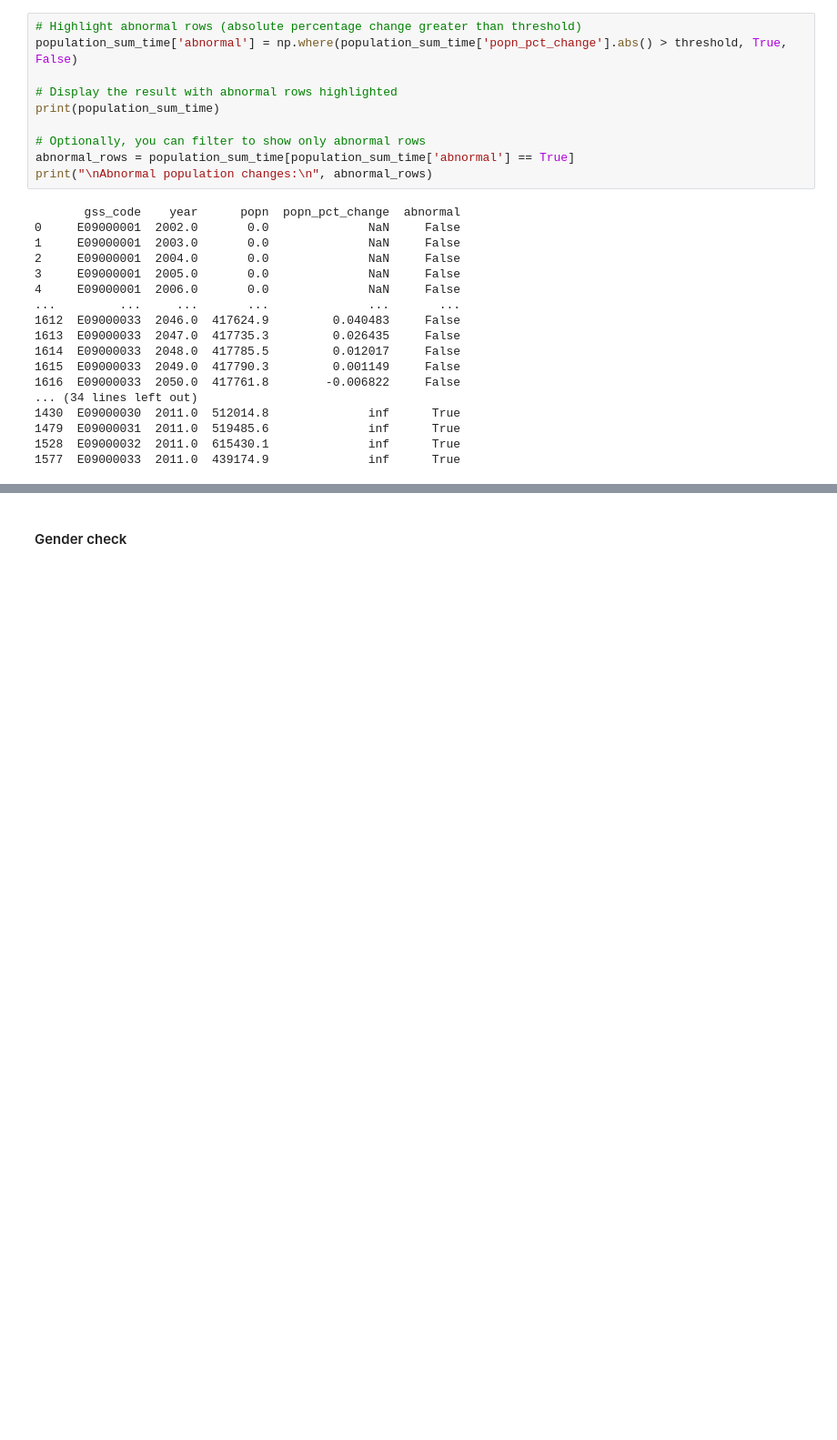
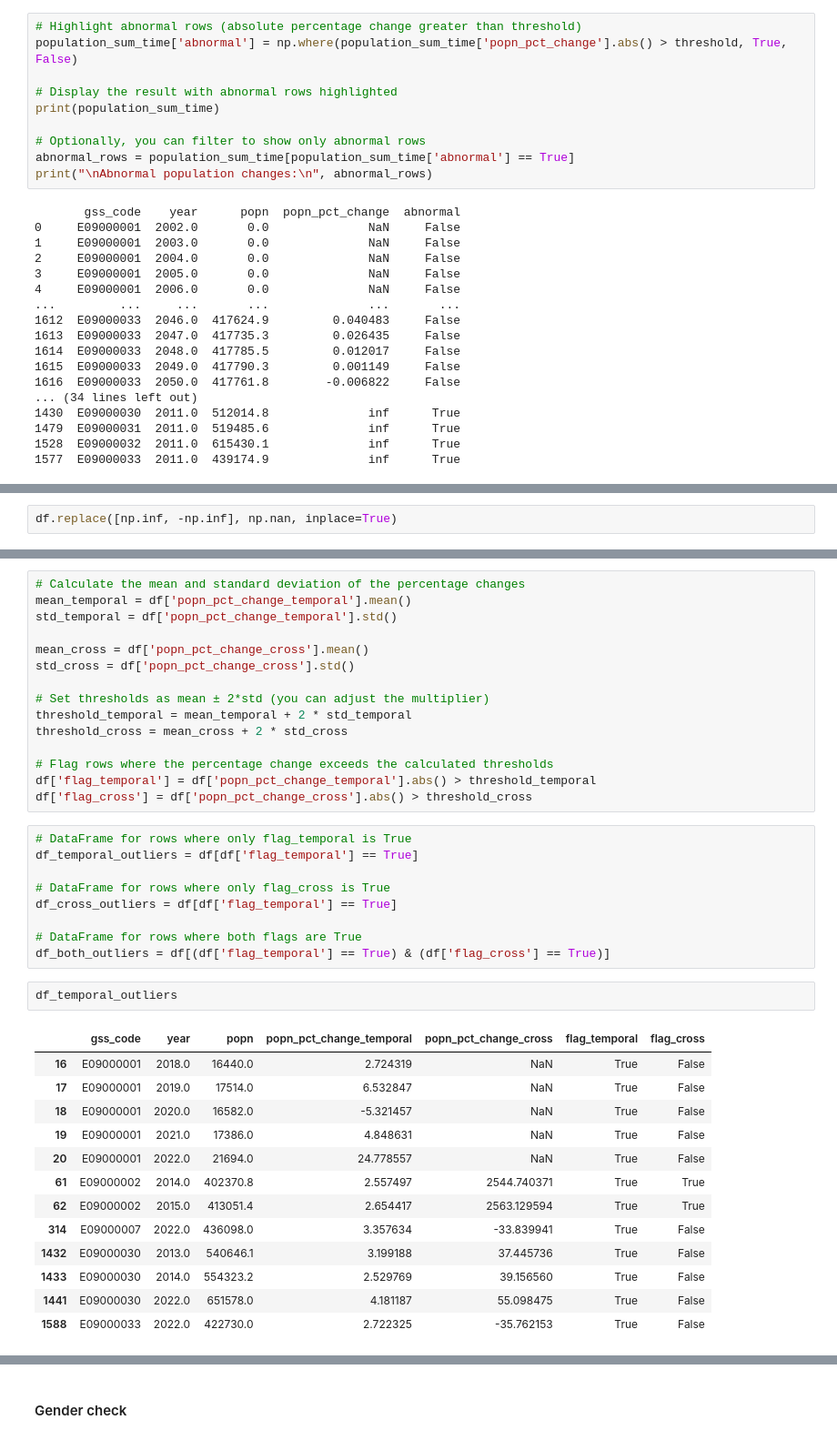
Before and after one commit to SebastianHeslinRees/Projections_QA, a Jupyter notebook: logical_checks_population_projections.ipynb, the cells around one changed output, grey strips where cells are left out. Shown at 91% size. Cells and saved outputs as stored; diff of their text form; blank space fills up the shorter version.

```diff
--- a/logical_checks_population_projections.ipynb
+++ b/logical_checks_population_projections.ipynb
@@ -548,0 +648,2 @@ Name: 1576, dtype: object
+# %%
+df.replace([np.inf, -np.inf], np.nan, inplace=True)
@@ -548,0 +652,40 @@ Name: 1576, dtype: object
+# %%
+# Calculate the mean and standard deviation of the percentage changes
+mean_temporal = df['popn_pct_change_temporal'].mean()
+std_temporal = df['popn_pct_change_temporal'].std()
+
+mean_cross = df['popn_pct_change_cross'].mean()
+std_cross = df['popn_pct_change_cross'].std()
+
+# Set thresholds as mean ± 2*std (you can adjust the multiplier)
+threshold_temporal = mean_temporal + 2 * std_temporal
+threshold_cross = mean_cross + 2 * std_cross
+
+# Flag rows where the percentage change exceeds the calculated thresholds
+df['flag_temporal'] = df['popn_pct_change_temporal'].abs() > threshold_temporal
+df['flag_cross'] = df['popn_pct_change_cross'].abs() > threshold_cross
+# %%
+# DataFrame for rows where only flag_temporal is True
+df_temporal_outliers = df[df['flag_temporal'] == True]
+
+# DataFrame for rows where only flag_cross is True
+df_cross_outliers = df[df['flag_temporal'] == True]
+
+# DataFrame for rows where both flags are True
+df_both_outliers = df[(df['flag_temporal'] == True) & (df['flag_cross'] == True)]
+# %%
+df_temporal_outliers
+# %% [output]
+|  | gss_code | year | popn | popn_pct_change_temporal | popn_pct_change_cross | flag_temporal | flag_cross |
+| 16 | E09000001 | 2018.0 | 16440.0 | 2.724319 | NaN | True | False |
+| 17 | E09000001 | 2019.0 | 17514.0 | 6.532847 | NaN | True | False |
+| 18 | E09000001 | 2020.0 | 16582.0 | -5.321457 | NaN | True | False |
+| 19 | E09000001 | 2021.0 | 17386.0 | 4.848631 | NaN | True | False |
+| 20 | E09000001 | 2022.0 | 21694.0 | 24.778557 | NaN | True | False |
+| 61 | E09000002 | 2014.0 | 402370.8 | 2.557497 | 2544.740371 | True | True |
+| 62 | E09000002 | 2015.0 | 413051.4 | 2.654417 | 2563.129594 | True | True |
+| 314 | E09000007 | 2022.0 | 436098.0 | 3.357634 | -33.839941 | True | False |
+| 1432 | E09000030 | 2013.0 | 540646.1 | 3.199188 | 37.445736 | True | False |
+| 1433 | E09000030 | 2014.0 | 554323.2 | 2.529769 | 39.156560 | True | False |
+| 1441 | E09000030 | 2022.0 | 651578.0 | 4.181187 | 55.098475 | True | False |
+| 1588 | E09000033 | 2022.0 | 422730.0 | 2.722325 | -35.762153 | True | False |
```
Also changed, not shown: parts of 27 cells of this notebook.
